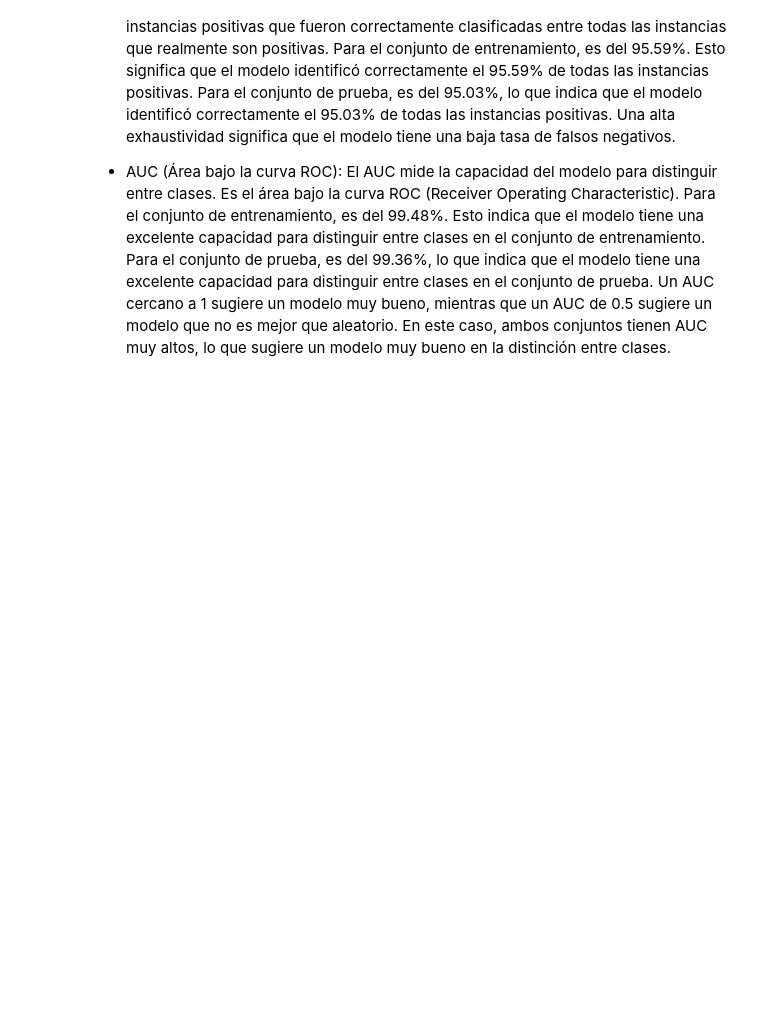
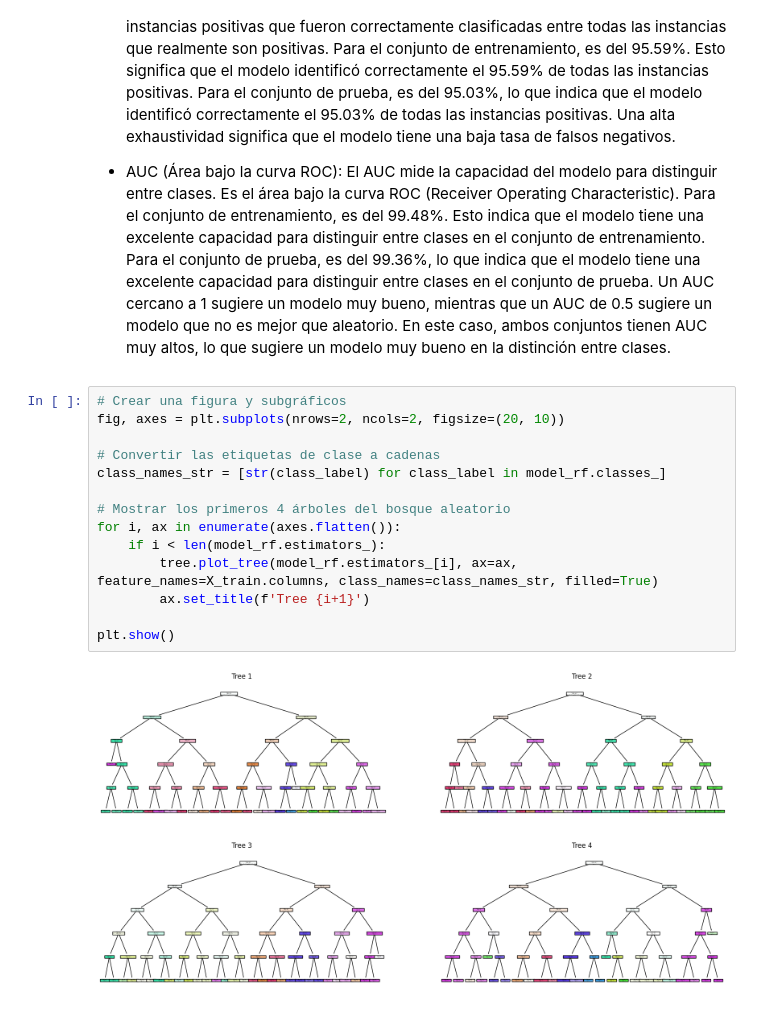
Before and after one commit to RmVa23/Unsupervised-Learning, a Jupyter notebook: src/explore.ipynb, the cells around one changed output. Drawn from its saved outputs; the diff is of its cells as text; blank space fills up the shorter version.

Commit message:
plot random forest

```diff
--- a/src/explore.ipynb
+++ b/src/explore.ipynb
@@ -308,3 +313,19 @@ El AUC mide la capacidad del modelo para distinguir entre clases. Es el área ba
 Para el conjunto de entrenamiento, es del 99.48%. Esto indica que el modelo tiene una excelente capacidad para distinguir entre clases en el conjunto de entrenamiento.
 Para el conjunto de prueba, es del 99.36%, lo que indica que el modelo tiene una excelente capacidad para distinguir entre clases en el conjunto de prueba.
 Un AUC cercano a 1 sugiere un modelo muy bueno, mientras que un AUC de 0.5 sugiere un modelo que no es mejor que aleatorio. En este caso, ambos conjuntos tienen AUC muy altos, lo que sugiere un modelo muy bueno en la distinción entre clases.
+# %%
+# Crear una figura y subgráficos
+fig, axes = plt.subplots(nrows=2, ncols=2, figsize=(20, 10))
+
+# Convertir las etiquetas de clase a cadenas
+class_names_str = [str(class_label) for class_label in model_rf.classes_]
+
+# Mostrar los primeros 4 árboles del bosque aleatorio
+for i, ax in enumerate(axes.flatten()):
+    if i < len(model_rf.estimators_):
+        tree.plot_tree(model_rf.estimators_[i], ax=ax, feature_names=X_train.columns, class_names=class_names_str, filled=True)
+        ax.set_title(f'Tree {i+1}')
+
+plt.show()
+# %% [output]
+[figure, added]
```
Also changed, not shown: parts of 5 cells of this notebook.
